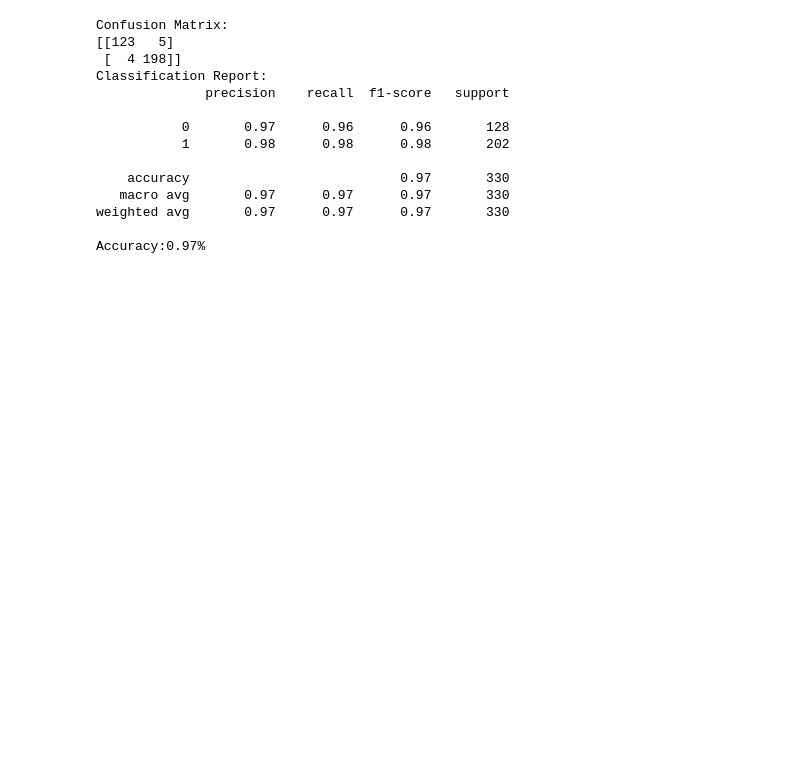
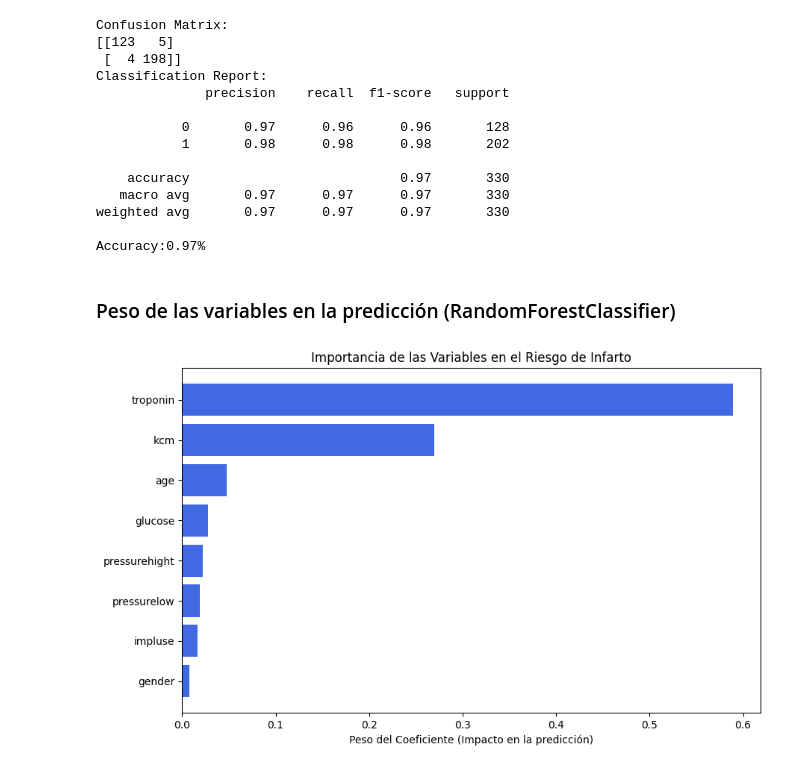
Before and after one commit to jmrodriguez2552/CEDAPY_25_26, a Jupyter notebook: ANALISIS_DATOS_PYTHON/NOTEBOOKS/EJERCICIOS/heart_attack/Heart-Attack.ipynb, the cells around one changed output. Cells and saved outputs as stored; diff of their text form; code cells hidden in the pictures; blank space fills up the shorter version.

```diff
--- a/ANALISIS_DATOS_PYTHON/NOTEBOOKS/EJERCICIOS/heart_attack/Heart-Attack.ipynb
+++ b/ANALISIS_DATOS_PYTHON/NOTEBOOKS/EJERCICIOS/heart_attack/Heart-Attack.ipynb
@@ -262,3 +285,26 @@ Classification Report:
 weighted avg       0.97      0.97      0.97       330
 
 Accuracy:0.97%
+# %% [markdown]
+### Peso de las variables en la predicción (RandomForestClassifier)
+# %%
+import pandas as pd
+import matplotlib.pyplot as plt
+
+# 1. Extraer los coeficientes y asociarlos con los nombres de las columnas
+importancias = pd.DataFrame({
+    'Variable': x.columns,
+    'Coeficiente': classifier.feature_importances_
+})
+
+# 2. Ordenar de menor a mayor
+importancias = importancias.sort_values(by='Coeficiente', ascending=True)
+
+# 3. Graficar
+plt.figure(figsize=(10, 6))
+plt.barh(importancias['Variable'], importancias['Coeficiente'], color='royalblue')
+plt.title('Importancia de las Variables en el Riesgo de Infarto')
+plt.xlabel('Peso del Coeficiente (Impacto en la predicción)')
+plt.show()
+# %% [output]
+[figure, added]
```
Also changed, not shown: parts of 6 cells of this notebook.
